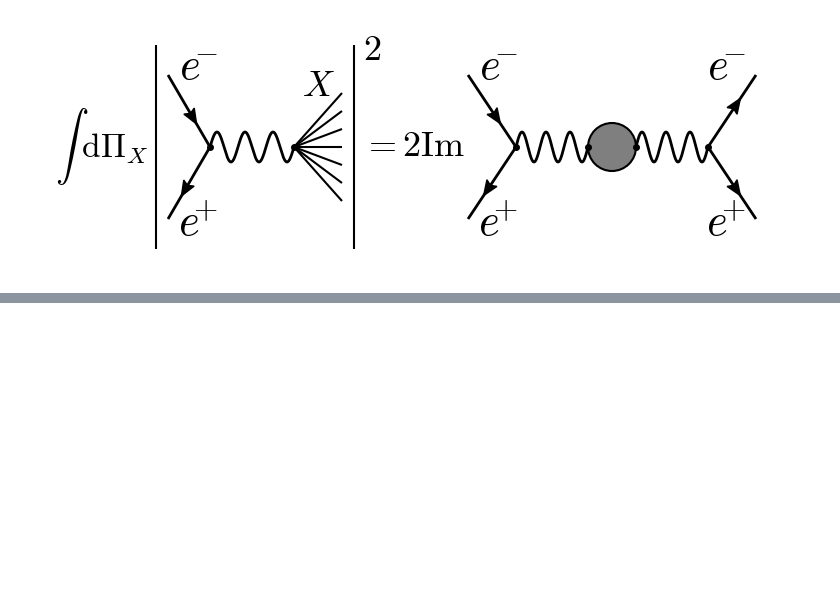
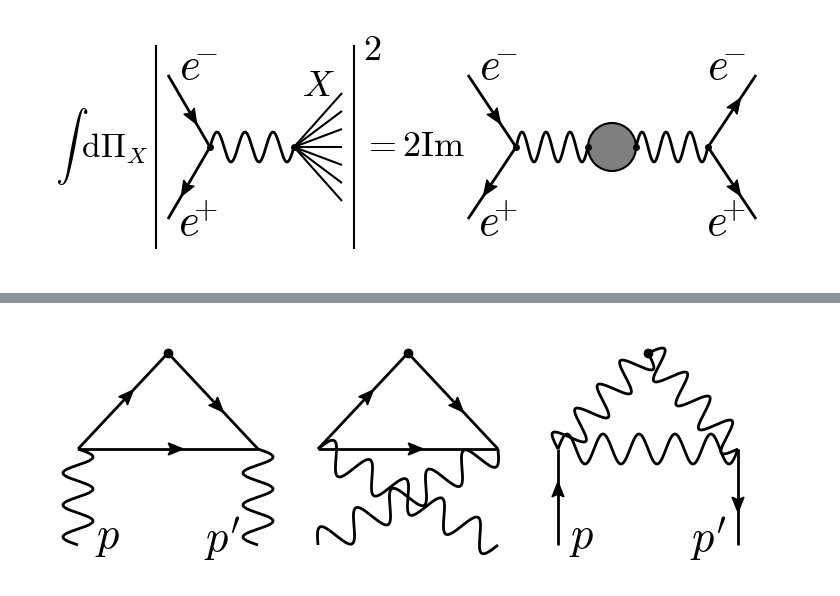
Before and after one commit to PhysCourse/Phenomenology, a Jupyter notebook: plots_with_python/plots_3.ipynb, the cells around one changed output, grey strips where cells are left out. Drawn from its saved outputs; the diff is of its cells as text; code cells hidden in the pictures; blank space fills up the shorter version.

```diff
--- a/plots_with_python/plots_3.ipynb
+++ b/plots_with_python/plots_3.ipynb
@@ -316,0 +676,92 @@ diagram.plot()
+# %%
+Theme.set("light")
+#Theme.set("dark")
+main_color = Theme.color()
+style_params = {"color": main_color}
+arrow_params = {"color": main_color,"width":0.02,"length":0.05}
+fig = plt.figure(figsize=(3*2.4,2.4))
+ax = fig.add_axes([0,0,1,1 ], frameon=False)
+diagram = Diagram(ax)
+
+ax.set_xlim(0, 3*0.4)
+ax.set_ylim(0, 0.4)
+
+H = 0.4
+W = 0.4
+
+###############
+
+V_x1 = diagram.vertex(xy=(0.05, 0.04), marker='', **style_params)
+V_x2 = diagram.vertex(xy=(W-0.05, 0.04), marker='', **style_params)
+
+
+V_center = diagram.vertex(xy=(W/2, H-0.04), **style_params,markersize=6)
+
+V_y1 = diagram.vertex(xy=(V_x1.xy[0],V_x1.xy[1]*0.5+V_center.xy[1]*0.5), **style_params,marker='')
+V_y2 = diagram.vertex(xy=(V_x2.xy[0],V_x2.xy[1]*0.5+V_center.xy[1]*0.5), **style_params,marker='')
+
+diagram.line(V_x1,V_y1, **style_params,linewidth=2, style='wiggly',  nwiggles=3)
+diagram.line(V_y2,V_x2, **style_params,linewidth=2, style='wiggly',  nwiggles=3)
+
+diagram.line(V_y1,V_center, **style_params,linewidth=2, arrow_param=arrow_params)
+diagram.line(V_center,V_y2, **style_params,linewidth=2,arrow_param=arrow_params)
+
+diagram.line(V_y1,V_y2, **style_params,linewidth=2,arrow_param=arrow_params)
+
+
+diagram.text(V_x1.xy[0]+0.05, V_x1.xy[1]+0.01, r"$p$", fontsize=32)
+diagram.text(V_x2.xy[0]-0.06, V_x2.xy[1]+0.01, r"$p'$", fontsize=32)
+
+# add arrow to ax
+
+
+###########
+
+V_center = diagram.vertex(xy=(W + W/2, H-0.04), **style_params,markersize=6)
+V_x1 = diagram.vertex(xy=(W+0.05, 0.04), marker='', **style_params)
+V_x2 = diagram.vertex(xy=(W+W-0.05, 0.04), marker='', **style_params)
+
+V_y1 = diagram.vertex(xy=(V_x1.xy[0],V_x1.xy[1]*0.5+V_center.xy[1]*0.5), **style_params,marker='')
+V_y2 = diagram.vertex(xy=(V_x2.xy[0],V_x2.xy[1]*0.5+V_center.xy[1]*0.5), **style_params,marker='')
+
+diagram.line(V_x2,V_y1, **style_params,linewidth=2, style='wiggly',  nwiggles=5)
+diagram.line(V_y2,V_x1, **style_params,linewidth=2, style='wiggly',  nwiggles=5)
+
+diagram.line(V_y1,V_center, **style_params,linewidth=2, arrow_param=arrow_params)
+diagram.line(V_center,V_y2, **style_params,linewidth=2,arrow_param=arrow_params)
+
+diagram.line(V_y1,V_y2, **style_params,linewidth=2,arrow_param=arrow_params)
+
+
+
+## Counterterm ###########
+
+
+V_center = diagram.vertex(xy=(2*W + W/2, H-0.04), **style_params,markersize=6)
+V_x1 = diagram.vertex(xy=(2*W+0.05, 0.04), marker='', **style_params)
+V_x2 = diagram.vertex(xy=(2*W+W-0.05, 0.04), marker='', **style_params)
+
+V_y1 = diagram.vertex(xy=(V_x1.xy[0],V_x1.xy[1]*0.5+V_center.xy[1]*0.5), **style_params,marker='')
+V_y2 = diagram.vertex(xy=(V_x2.xy[0],V_x2.xy[1]*0.5+V_center.xy[1]*0.5), **style_params,marker='')
+
+diagram.line(V_x1,V_y1, **style_params,linewidth=2,arrow_param=arrow_params)
+diagram.line(V_y2,V_x2, **style_params,linewidth=2,arrow_param=arrow_params)
+
+diagram.line(V_y1,V_center, **style_params,linewidth=2, style='wiggly',  nwiggles=4)
+diagram.line(V_center,V_y2, **style_params,linewidth=2, style='wiggly',  nwiggles=4)
+
+diagram.line(V_y1,V_y2, **style_params,linewidth=2, style='wiggly',  nwiggles=5)
+
+
+diagram.text(V_x1.xy[0]+0.04, V_x1.xy[1]+0.01, r"$p$", fontsize=32)
+diagram.text(V_x2.xy[0]-0.05, V_x2.xy[1]+0.01, r"$p'$", fontsize=32)
+
+
+diagram.plot()
+
+
+
+
+fig.savefig(f'../docs/DeepInelastic/OPE/images/OPE_JJ-renorm-fg-{Theme.suff()}.svg',transparent=True)
+# %% [output]
+[figure, added]
```
Also changed, not shown: parts of 6 cells of this notebook, 25 other files.
